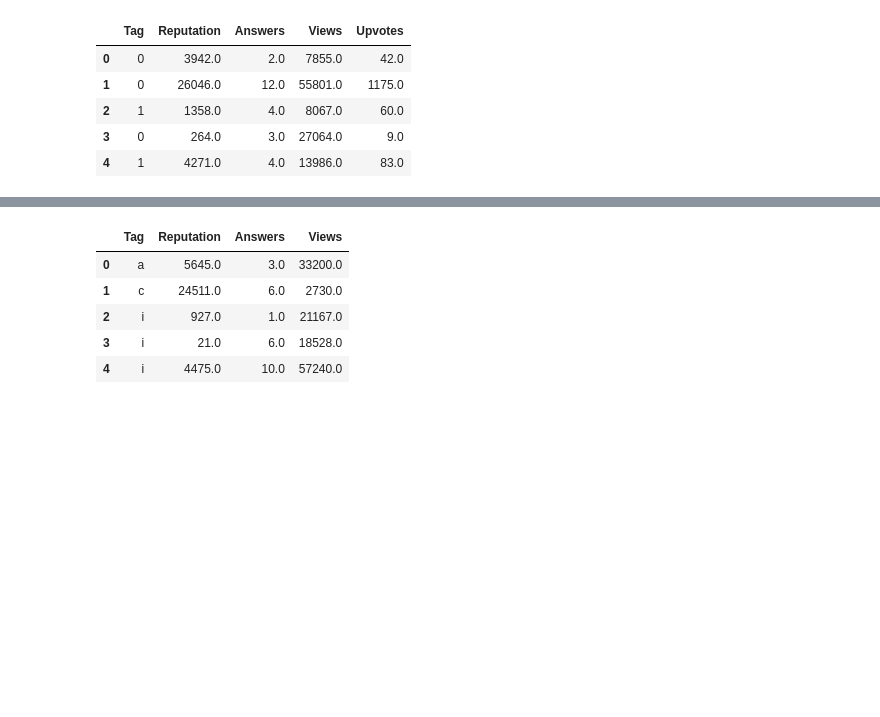
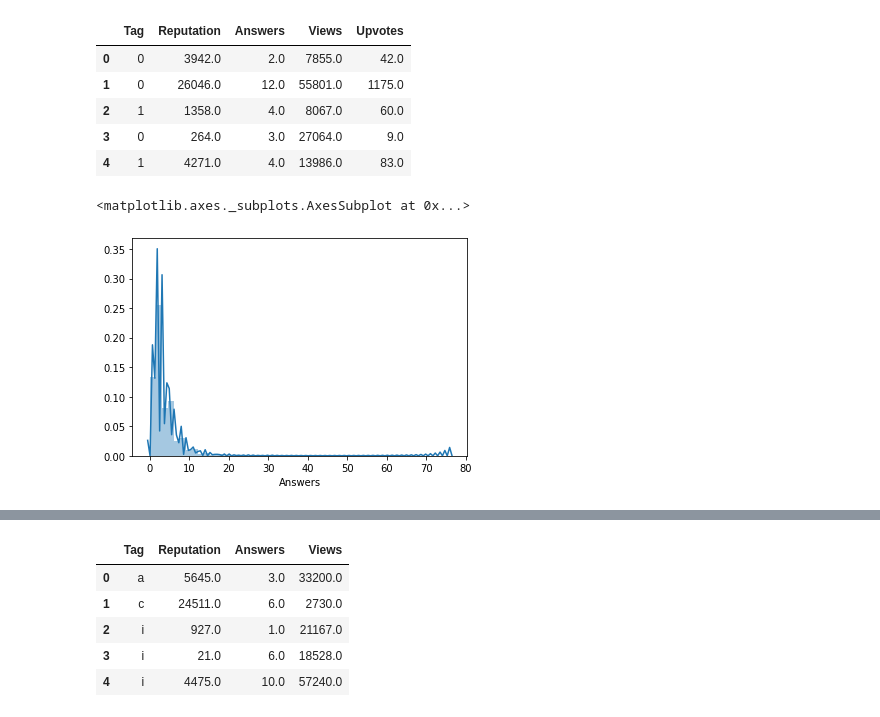
Before and after one commit to rishindrasingh/My-Projects, a Jupyter notebook: PredictingUpvotes.ipynb, the cells around one changed output, grey strips where cells are left out. Cells and saved outputs as stored; diff of their text form; code cells hidden in the pictures; blank space fills up the shorter version.

```diff
--- a/PredictingUpvotes.ipynb
+++ b/PredictingUpvotes.ipynb
@@ -95,0 +96,5 @@ train.head()
+# %%
+sns.distplot(train.Answers)
+# %% [output]
+<matplotlib.axes._subplots.AxesSubplot at 0x...>
+[figure, added]
```
Also changed, not shown: parts of 9 cells of this notebook.
